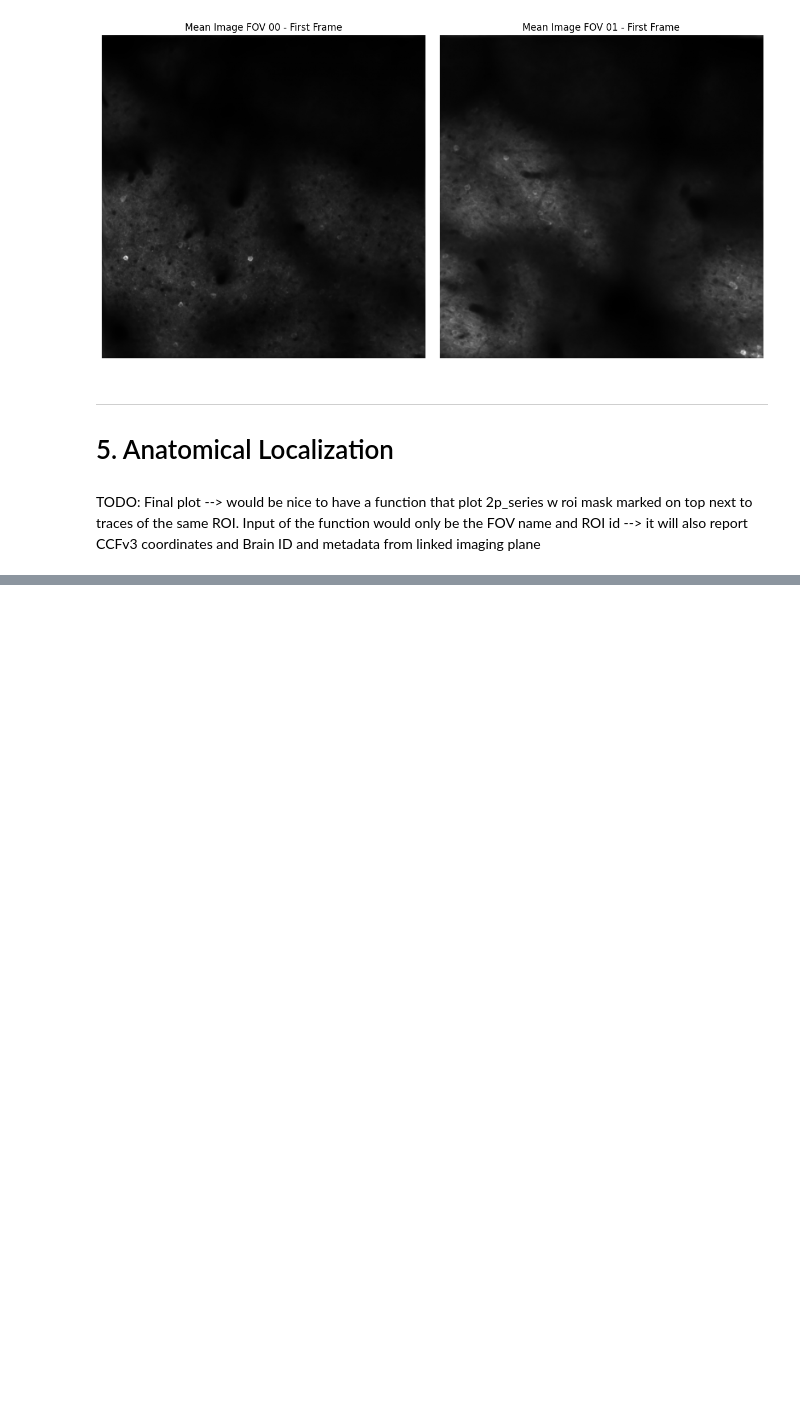
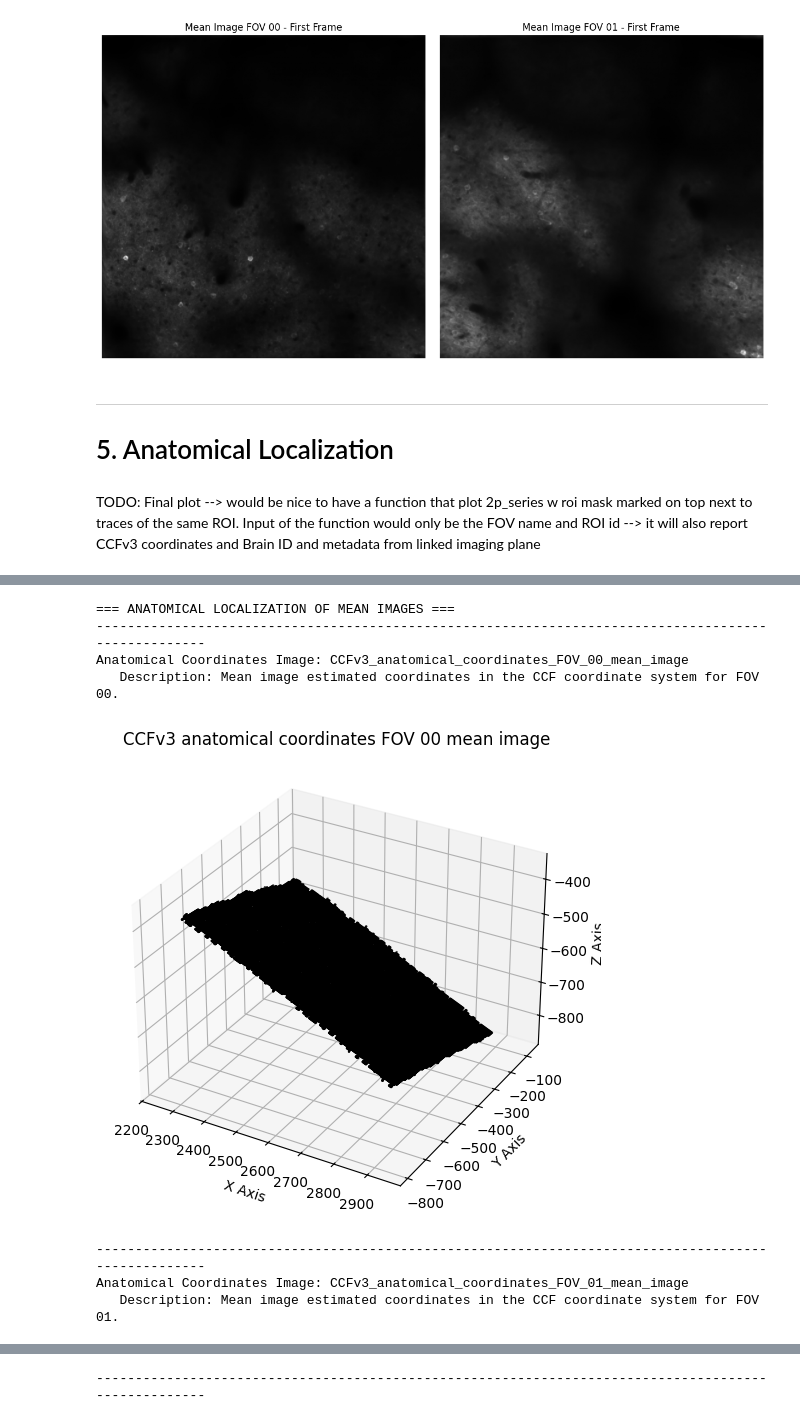
Before and after one commit to catalystneuro/IBL-mesoscope-to-nwb, a Jupyter notebook: src/ibl_mesoscope_to_nwb/mesoscope2025/tutorials/processed.ipynb, the cells around one changed output, grey strips where cells are left out. Saved outputs shown, nothing was run; the diff lists cells and outputs as text; code cells hidden in the pictures; blank space fills up the shorter version.

```diff
--- a/src/ibl_mesoscope_to_nwb/mesoscope2025/tutorials/processed.ipynb
+++ b/src/ibl_mesoscope_to_nwb/mesoscope2025/tutorials/processed.ipynb
@@ -430 +441,27 @@ Anatomical Coordinates Table: CCFv3_anatomical_coordinates_FOV_01_rois
 ----------------------------------------------------------------------------------------------------
+# %%
+print("=== ANATOMICAL LOCALIZATION OF MEAN IMAGES ===")
+print("-" * 100)
+
+for image_name in nwbfile.lab_meta_data["localization"].anatomical_coordinates_images:
+    image = nwbfile.lab_meta_data["localization"].anatomical_coordinates_images[image_name]
+    print(f"Anatomical Coordinates Image: {image_name}")
+    print(f"   Description: {image.description}")
+    fig = plt.figure(figsize=(8, 6))
+    ax = fig.add_subplot(111, projection="3d")
+    ax.scatter3D(image.x, image.y, image.z, marker=".", c="black",s=1)
+    ax.set_xlabel('X Axis')
+    ax.set_ylabel('Y Axis')
+    ax.set_zlabel('Z Axis')
+    ax.set_title(f"{image_name.replace('_', ' ')}")
+    plt.show()
+    print("-" * 100)
+# %% [output]
+=== ANATOMICAL LOCALIZATION OF MEAN IMAGES ===
+----------------------------------------------------------------------------------------------------
+Anatomical Coordinates Image: CCFv3_anatomical_coordinates_FOV_00_mean_image
+   Description: Mean image estimated coordinates in the CCF coordinate system for FOV 00.
+[figure, added]
+----------------------------------------------------------------------------------------------------
+Anatomical Coordinates Image: CCFv3_anatomical_coordinates_FOV_01_mean_image
+   Description: Mean image estimated coordinates in the CCF coordinate system for FOV 01.
@@ -430,0 +469 @@ Anatomical Coordinates Table: CCFv3_anatomical_coordinates_FOV_01_rois
+----------------------------------------------------------------------------------------------------
```
Also changed, not shown: parts of 2 cells of this notebook.
